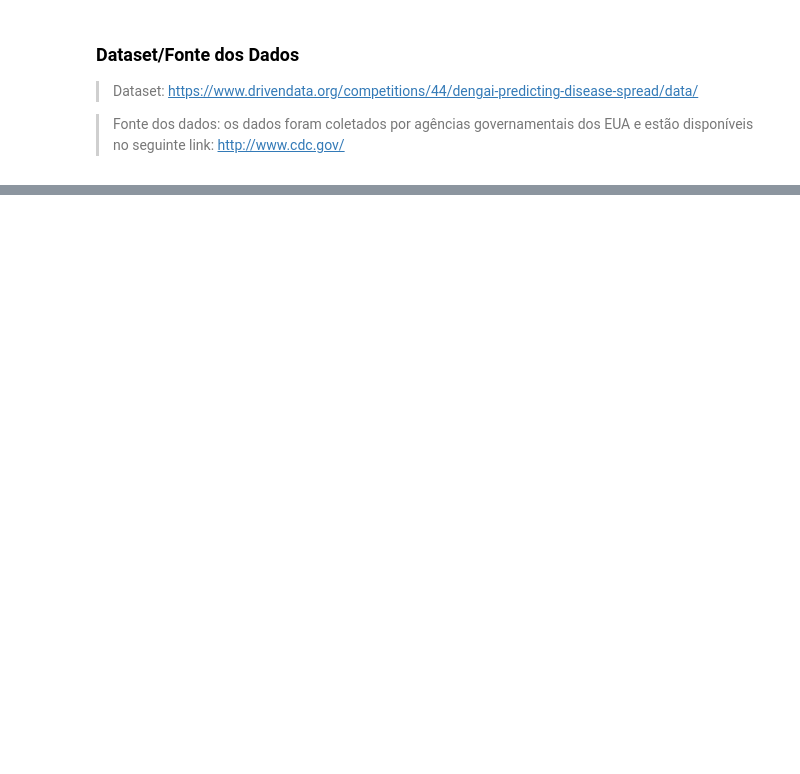
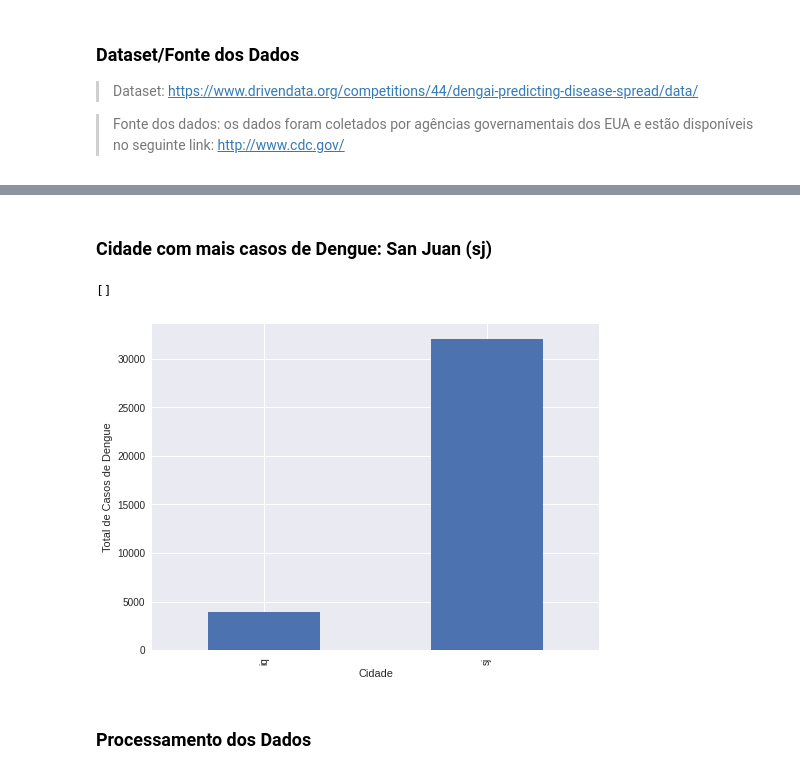
Before and after one commit to pedrohbp00/DengAI, a Jupyter notebook: dengAI.ipynb, the cells around one changed output, grey strips where cells are left out. Drawn from its saved outputs; the diff is of its cells as text; code cells hidden in the pictures; blank space fills up the shorter version.

```diff
--- a/dengAI.ipynb
+++ b/dengAI.ipynb
@@ -113,0 +71,15 @@ df.isnull()
+# %% [markdown]
+### **Cidade com mais casos de Dengue: San Juan (sj)**
+# %%
+cidade_top_casos = df_labels_train.groupby(['city'])['total_cases'].sum()
+
+#Plotagem do gráfico
+cidade_top_casos.plot(kind='bar')
+plt.xlabel('Cidade')
+plt.ylabel('Total de Casos de Dengue')
+plt.plot()
+# %% [output]
+[]
+[figure, added]
+# %% [markdown]
+### **Processamento dos Dados**
```
Also changed, not shown: parts of 19 cells of this notebook.
